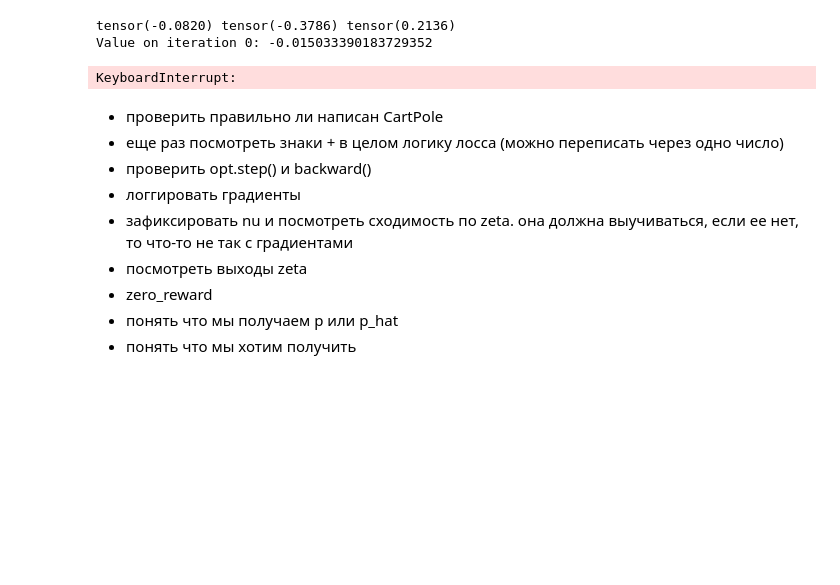
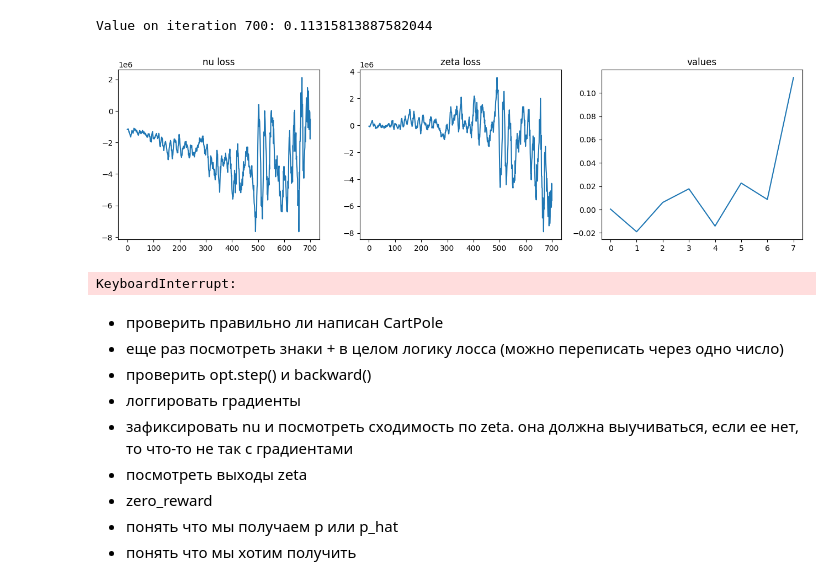
Before and after one commit to Blinkop/Dice-RL, a Jupyter notebook: example_v2.ipynb, the cells around one changed output. Drawn from its saved outputs; the diff is of its cells as text; code cells hidden in the pictures; blank space fills up the shorter version.

```diff
--- a/example_v2.ipynb
+++ b/example_v2.ipynb
@@ -21,7 +21,7 @@ import matplotlib.pyplot as plt
 RANDOM_SEED = 12
 DEVICE = torch.device('cpu')
 BATCH_SIZE = 2
-NUM_SAMPLES = 8192
+NUM_SAMPLES = 1024
 NUM_ITER = 10000
 EVAL_ITER = 100
 
@@ -31,8 +31,8 @@ NORM_REGULARIZER = 0.0 # use lambda or not                      (used in GenDICE
 PRIMAL_REGULARIZER = 0.0 # alpha_Q                              (used in GenDICE, GradientDICE)
 DUAL_REGULARIZER = 1.0 # alpha_zeta                             (used in DualDICE, BestDICE)
 
-NU_LR = 0.0001
-ZETA_LR = 0.0001
+NU_LR = 0.003
+ZETA_LR = 0.003
 GAMMA = 0.99
 # %%
 def custom_collate(data_list):
@@ -152,32 +152,51 @@ def estimate_policy(data: MovieLensBasicMDP, print_zeta=False):
         print_zeta=False
 
     return np.mean(values)
+# %%
+def plot_info(nu_losses, zeta_losses, values):
+    plt.figure(figsize=(16, 4))
+    plt.subplot(1, 3, 1)
+    plt.plot(nu_losses)
+    plt.title('nu loss')
+
+    plt.subplot(1, 3, 2)
+    plt.plot(zeta_losses)
+    plt.title('zeta loss')
+
+    plt.subplot(1, 3, 3)
+    plt.plot(values)
+    plt.title('values')
+
+    plt.show()
 # %%
 from tqdm import tqdm
+from IPython.display import clear_output
 
 nu_losses = []
 zeta_losses = []
 lambda_losses = []
 values = []
 
 for i, batch in enumerate(tqdm(loader, total=NUM_ITER)):
     if i >= NUM_ITER:
         break
 
     batch = [b.to(DEVICE) for b in batch]
 
     nu_loss, zeta_loss, lambda_loss = dice.train_batch(batch=batch, policy=policy)
     nu_losses.append(nu_loss)
     zeta_losses.append(zeta_loss)
     lambda_losses.append(lambda_loss)
 
     if i % EVAL_ITER  == 0 or i == (NUM_ITER - 1):
         value = estimate_policy(data=dataset, print_zeta=True)
+        values.append(value)
+        clear_output()
         print(f'Value on iteration {i}: {value}')
-        values.append(value)
+        plot_info(nu_losses, zeta_losses, values)
 # %% [output]
-tensor(-0.0820) tensor(-0.3786) tensor(0.2136)
-Value on iteration 0: -0.015033390183729352
+Value on iteration 700: 0.11315813887582044
+[figure, added]
 KeyboardInterrupt:
 # %% [markdown]
 * проверить правильно ли написан CartPole
```
Also changed, not shown: parts of 1 cell of this notebook, 1 other file.
